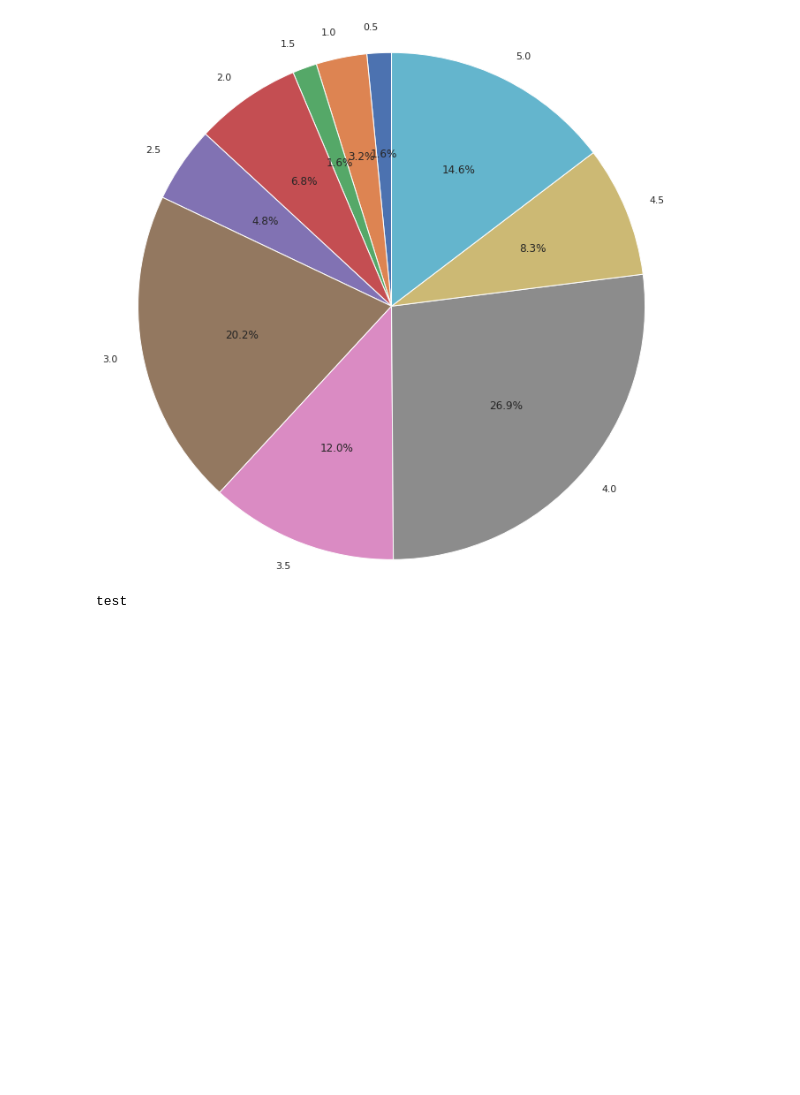
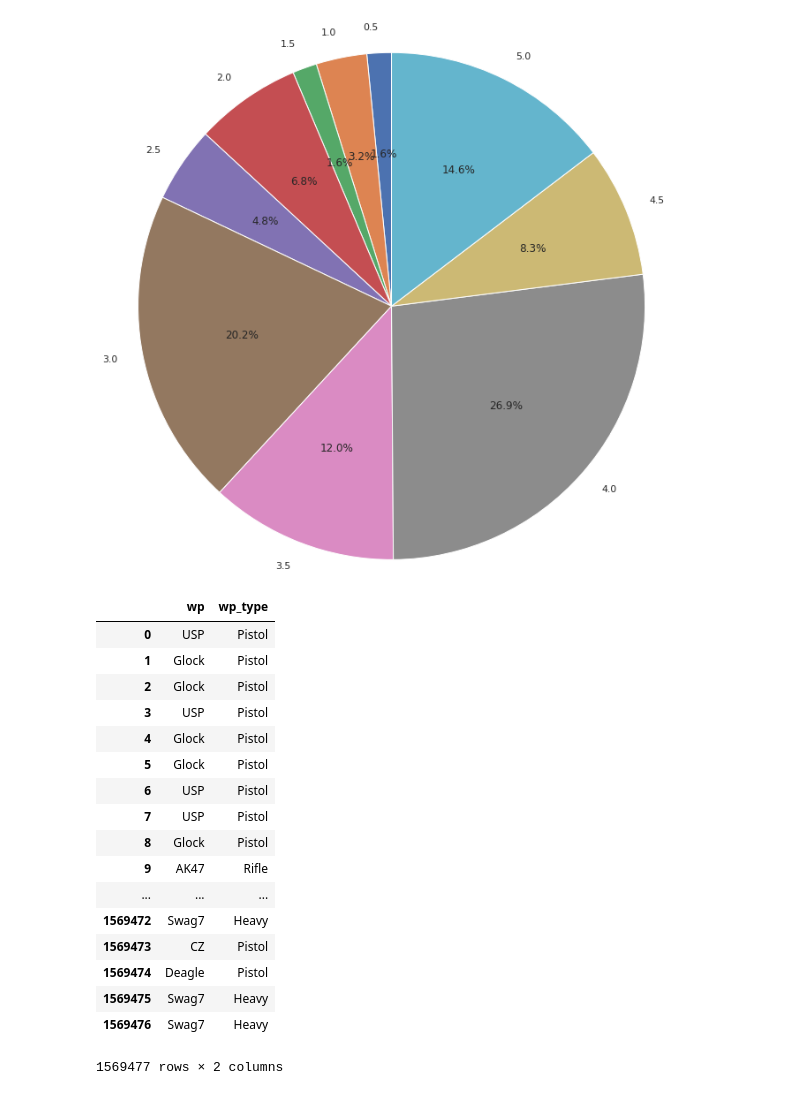
Before and after one commit to robstudy/CSCI_191T_BigData, a Jupyter notebook: Assignment 2.ipynb, the cells around one changed output. Saved outputs shown, nothing was run; the diff lists cells and outputs as text; code cells hidden in the pictures; blank space fills up the shorter version.

```diff
--- a/Assignment 2.ipynb
+++ b/Assignment 2.ipynb
@@ -131,7 +131,3 @@ plt.pie(ratingTotals, labels=ratingLabels, startangle=90, autopct='%.1f%%',radiu
 plt.show()
 # %% [output]
 [figure]
-# %%
-print('test')
-# %% [output]
-test
@@ -137,0 +136,22 @@ test
+# %%
+csData = pd.DataFrame(data3, columns=['wp', 'wp_type'])
+csData
+# %% [output]
+|  | wp | wp_type |
+| 0 | USP | Pistol |
+| 1 | Glock | Pistol |
+| 2 | Glock | Pistol |
+| 3 | USP | Pistol |
+| 4 | Glock | Pistol |
+| 5 | Glock | Pistol |
+| 6 | USP | Pistol |
+| 7 | USP | Pistol |
+| 8 | Glock | Pistol |
+| 9 | AK47 | Rifle |
+| ... | ... | ... |
+| 1569472 | Swag7 | Heavy |
+| 1569473 | CZ | Pistol |
+| 1569474 | Deagle | Pistol |
+| 1569475 | Swag7 | Heavy |
+| 1569476 | Swag7 | Heavy |
+1569477 rows × 2 columns
```
Also changed, not shown: parts of 5 cells of this notebook.
